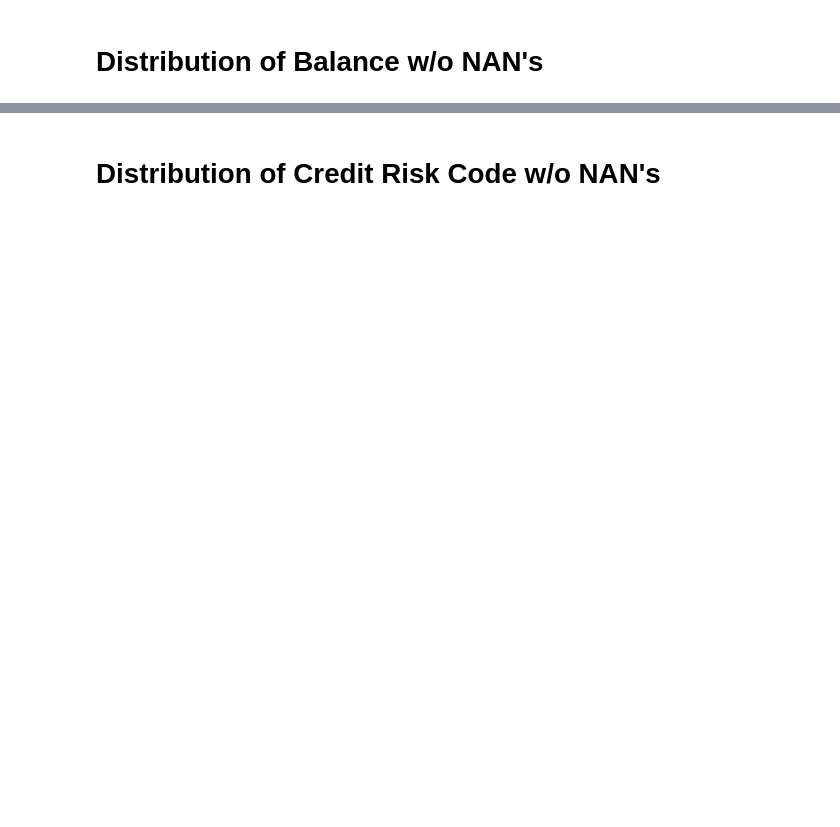
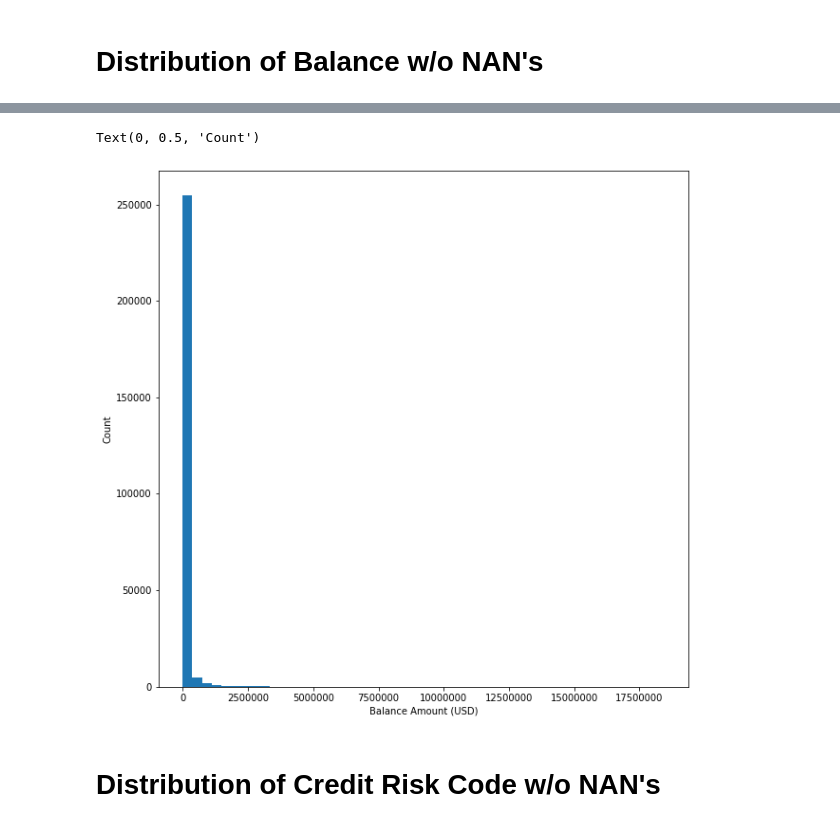
Before and after one commit to rogo10/Loan-Project, a Jupyter notebook: EDA of anon.ipynb, the cells around one changed output, grey strips where cells are left out. Saved outputs shown, nothing was run; the diff lists cells and outputs as text; code cells hidden in the pictures; blank space fills up the shorter version.

```diff
--- a/EDA of anon.ipynb
+++ b/EDA of anon.ipynb
@@ -132,3 +134,12 @@ sns.distplot(df['Balance'].dropna())
+# %%
+plt.subplots(figsize=(10,10))
+plt.hist(df['Balance'].dropna(), bins=50)
+plt.ticklabel_format(axis="x", style="plain", scilimits=(0,0))
+plt.xlabel('Balance Amount (USD)')
+plt.ylabel('Count')
+# %% [output]
+Text(0, 0.5, 'Count')
+[figure, added]
 # %% [markdown]
 # Distribution of Credit Risk Code w/o NAN's
 # %%
```
Also changed, not shown: parts of 19 cells of this notebook.
